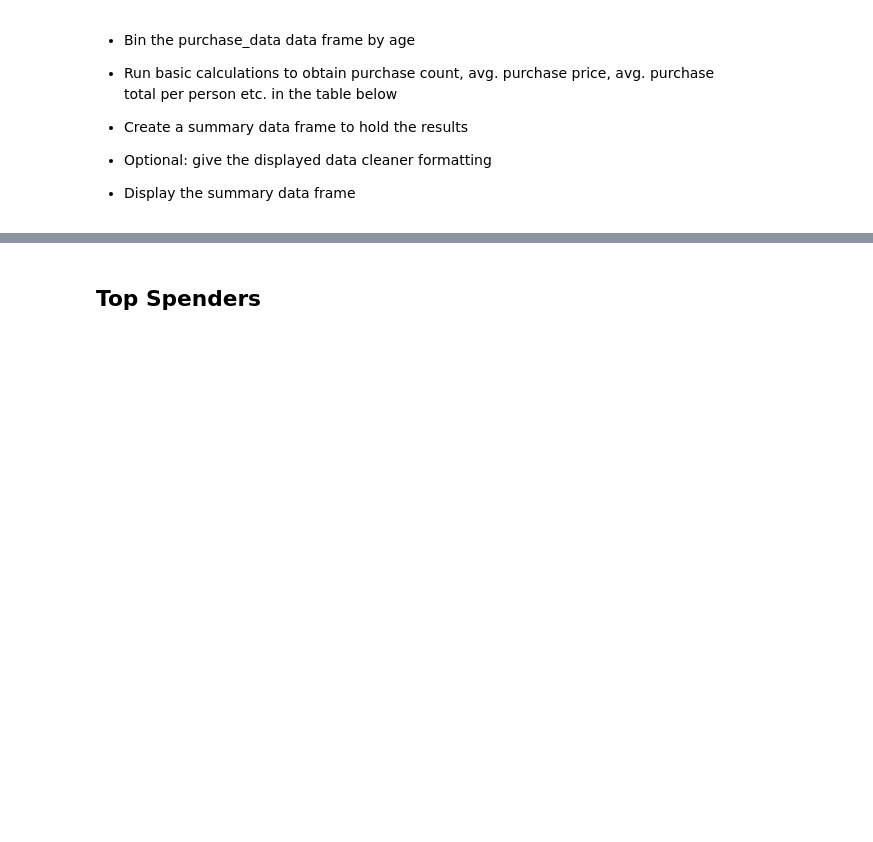
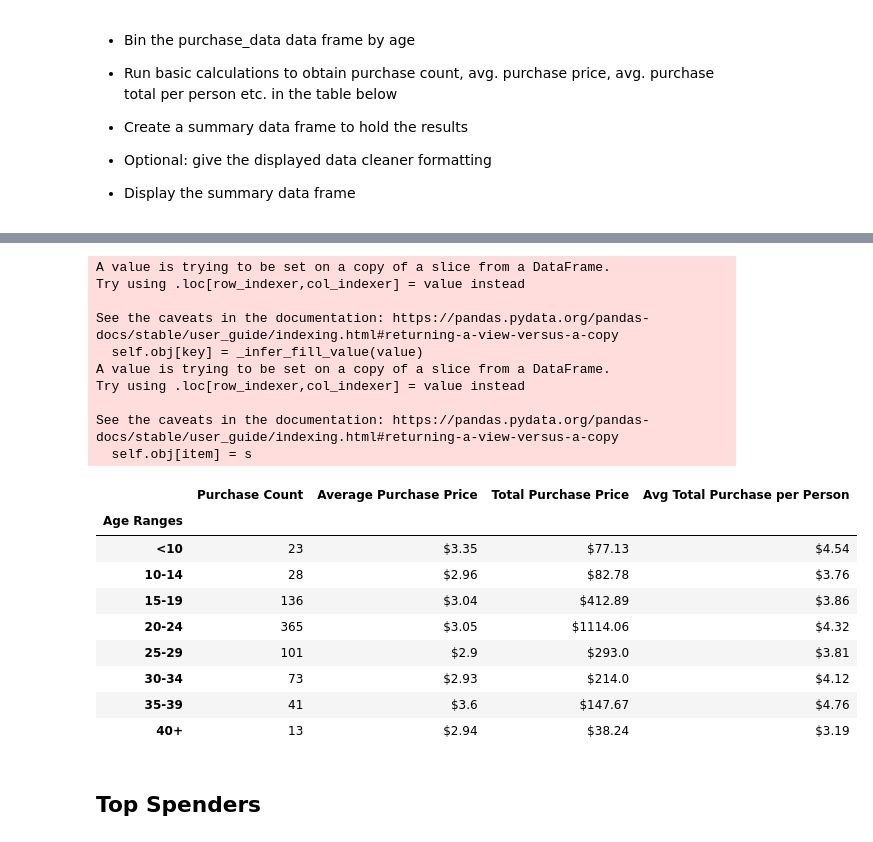
Before and after one commit to sjj1971/pandas-challenge, a Jupyter notebook: HeroesOfPymoli/HeroesOfPymoli_starter.ipynb, the cells around one changed output, grey strips where cells are left out. Saved outputs shown, nothing was run; the diff lists cells and outputs as text; code cells hidden in the pictures; blank space fills up the shorter version.

```diff
--- a/HeroesOfPymoli/HeroesOfPymoli_starter.ipynb
+++ b/HeroesOfPymoli/HeroesOfPymoli_starter.ipynb
@@ -139,0 +138,14 @@ Name: SN, Length: 576, dtype: int64
+# %%
+unique_age_df = purchase_data[["SN","Age"]].drop_duplicates(subset="SN").sort_values("Age", ascending=False)
+unique_age_df.reset_index(drop=True)
+total_age_count = unique_age_df.Age.count()
+
+age_bin_label = ["<10","10-14","15-19","20-24","25-29","30-34","35-39","40+"]
+age_bins = [0,9,14,19,24,29,34,39,50]
+age_count = pd.cut(unique_age_df["Age"],bins=age_bins, labels=age_bin_label).value_counts()
+age_count_df = pd.DataFrame(age_count).sort_index()
+age_count_df.columns = ["Total Count"]
+
+age_count_df["Percentage of Players"] = round(age_count_df.loc[:,"Total Count"]/total_age_count*100,2)
+age_count_df["Percentage of Players"] = age_count_df["Percentage of Players"].apply(str) +"%"
+age_count_df
@@ -168,3 +178,46 @@ Name: SN, Length: 576, dtype: int64
+# %%
+age_purchase_df = purchase_data[["Age", "Purchase ID", "Price"]]
+
+age_bin_label = ["<10","10-14","15-19","20-24","25-29","30-34","35-39","40+"]
+age_bins = [0,9,14,19,24,29,34,39,50]
+age_purchase_df.loc[:,"Age Ranges"] = pd.cut(age_purchase_df["Age"], bins = age_bins, labels=age_bin_label)
+
+age_purchase_count = age_purchase_df.groupby("Age Ranges")["Purchase ID"].count()
+
+age_purchase_summary_df = pd.DataFrame(age_purchase_count)
+age_purchase_summary_df.columns = ["Purchase Count"]
+
+average_purchase_price = round(age_purchase_df.groupby("Age Ranges")["Price"].mean(),2)
+age_purchase_summary_df.loc[:, "Average Purchase Price"] = "$" + average_purchase_price.apply(str)
+
+total_purchase_price = round(age_purchase_df.groupby("Age Ranges")["Price"].sum(),2)
+age_purchase_summary_df.loc[:,"Total Purchase Price"] = "$"+ total_purchase_price.apply(str)
+
+mean_purchase_person = round(total_purchase_price/age_count,2)
+age_purchase_summary_df["Avg Total Purchase per Person"] = "$"+ mean_purchase_person.apply(str)
+
+age_purchase_summary_df
+# %% [output]
+A value is trying to be set on a copy of a slice from a DataFrame.
+Try using .loc[row_indexer,col_indexer] = value instead
+
+See the caveats in the documentation: https://pandas.pydata.org/pandas-docs/stable/user_guide/indexing.html#returning-a-view-versus-a-copy
+  self.obj[key] = _infer_fill_value(value)
+A value is trying to be set on a copy of a slice from a DataFrame.
+Try using .loc[row_indexer,col_indexer] = value instead
+
+See the caveats in the documentation: https://pandas.pydata.org/pandas-docs/stable/user_guide/indexing.html#returning-a-view-versus-a-copy
+  self.obj[item] = s
+|  | Purchase Count | Average Purchase Price | Total Purchase Price | Avg Total Purchase per Person |
+| Age Ranges |  |  |  |  |
+| <10 | 23 | $3.35 | $77.13 | $4.54 |
+| 10-14 | 28 | $2.96 | $82.78 | $3.76 |
+| 15-19 | 136 | $3.04 | $412.89 | $3.86 |
+| 20-24 | 365 | $3.05 | $1114.06 | $4.32 |
+| 25-29 | 101 | $2.9 | $293.0 | $3.81 |
+| 30-34 | 73 | $2.93 | $214.0 | $4.12 |
+| 35-39 | 41 | $3.6 | $147.67 | $4.76 |
+| 40+ | 13 | $2.94 | $38.24 | $3.19 |
 # %% [markdown]
 ## Top Spenders
 # %% [markdown]
```
Also changed, not shown: parts of 13 cells of this notebook.
